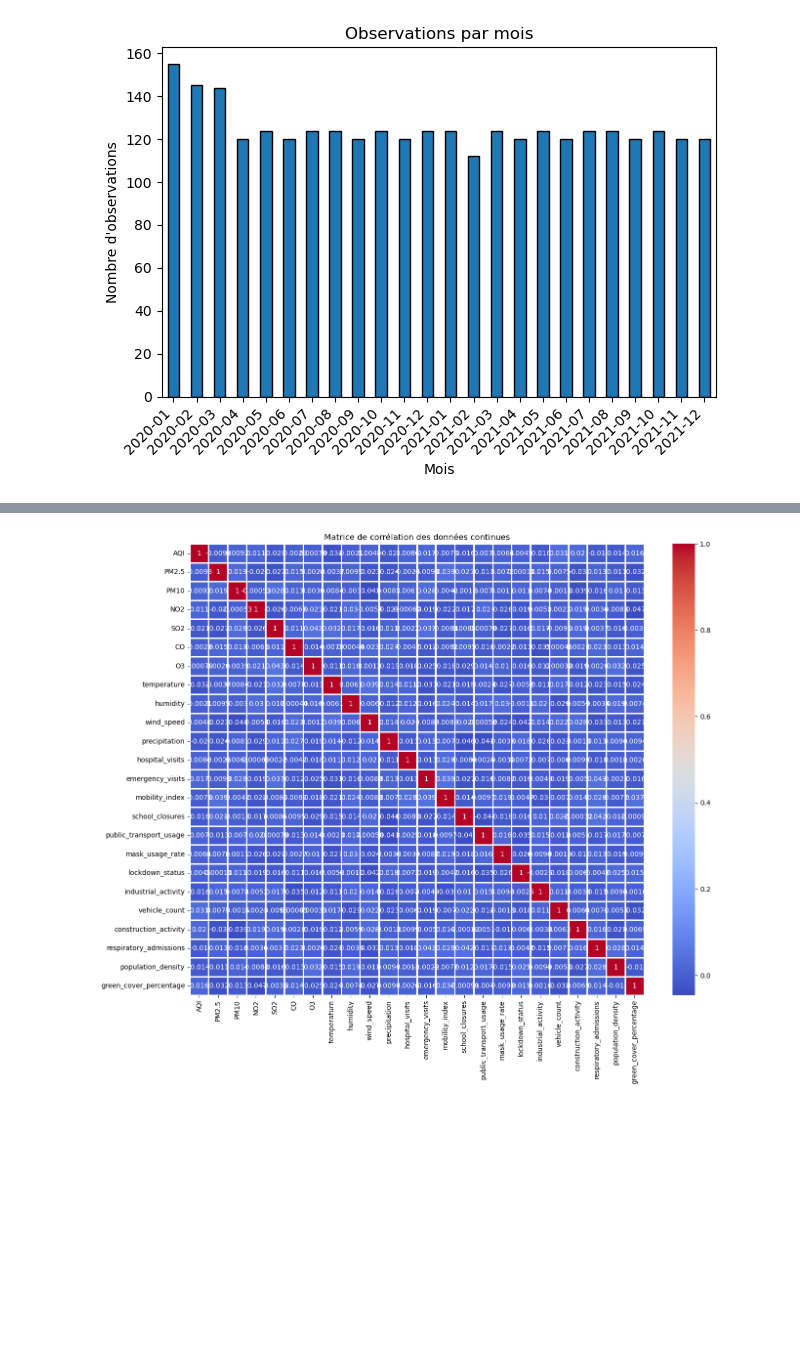
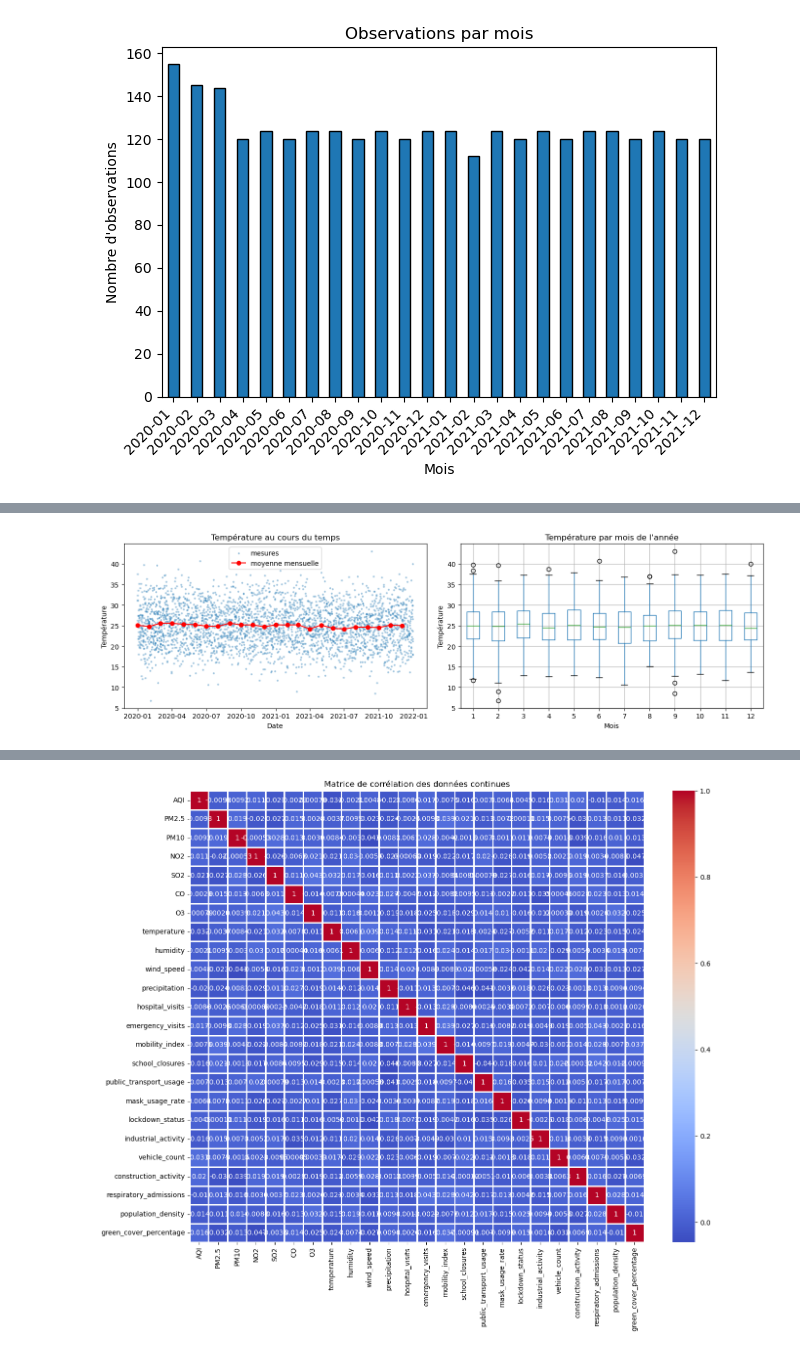
Before and after one commit to AnnaGrn/Projet_Diabetes, a Jupyter notebook: Projet qualité de l'air.ipynb, the cells around one changed output, grey strips where cells are left out. Saved outputs shown, nothing was run; the diff lists cells and outputs as text; code cells hidden in the pictures; blank space fills up the shorter version.

```diff
--- a/Projet qualité de l'air.ipynb
+++ b/Projet qualité de l'air.ipynb
@@ -211,0 +379,27 @@ Lignes partageant la même région et la même date : 807
+# %%
+# Tracé de la température en fonction du temps
+
+df["date"] = pd.to_datetime(df["date"], errors="coerce")
+df["mois_annee"] = df["date"].dt.month
+# Évolution brute et moyenne mensuelle
+fig, axes = plt.subplots(1, 2, figsize=(14, 4.5))
+axes[0].scatter(df["date"], df["temperature"], s=4, alpha=0.3, label="mesures")
+mensuel = df.groupby(df["date"].dt.to_period("M").dt.to_timestamp())["temperature"].mean()
+axes[0].plot(mensuel.index, mensuel.values, color="red", marker="o", label="moyenne mensuelle")
+axes[0].set(title="Température au cours du temps", xlabel="Date", ylabel="Température")
+axes[0].legend()
+
+df.boxplot(column="temperature", by="mois_annee", ax=axes[1])
+axes[1].set(title="Température par mois de l'année", xlabel="Mois", ylabel="Température")
+plt.suptitle("")
+plt.tight_layout()
+plt.show()
+
+# Quelle part de la variance s'explique par la saison ? (régression sur sin/cos du jour de l'année)
+jour = df["date"].dt.dayofyear
+X = np.column_stack([np.ones(len(df)), np.sin(2*np.pi*jour/365.25), np.cos(2*np.pi*jour/365.25)])
+y = df["temperature"].to_numpy()
+coef, *_ = np.linalg.lstsq(X, y, rcond=None)
+r2 = 1 - ((y - X @ coef) ** 2).sum() / ((y - y.mean()) ** 2).sum()
+# %% [output]
+[figure, added]
```
Also changed, not shown: parts of 34 cells of this notebook.
